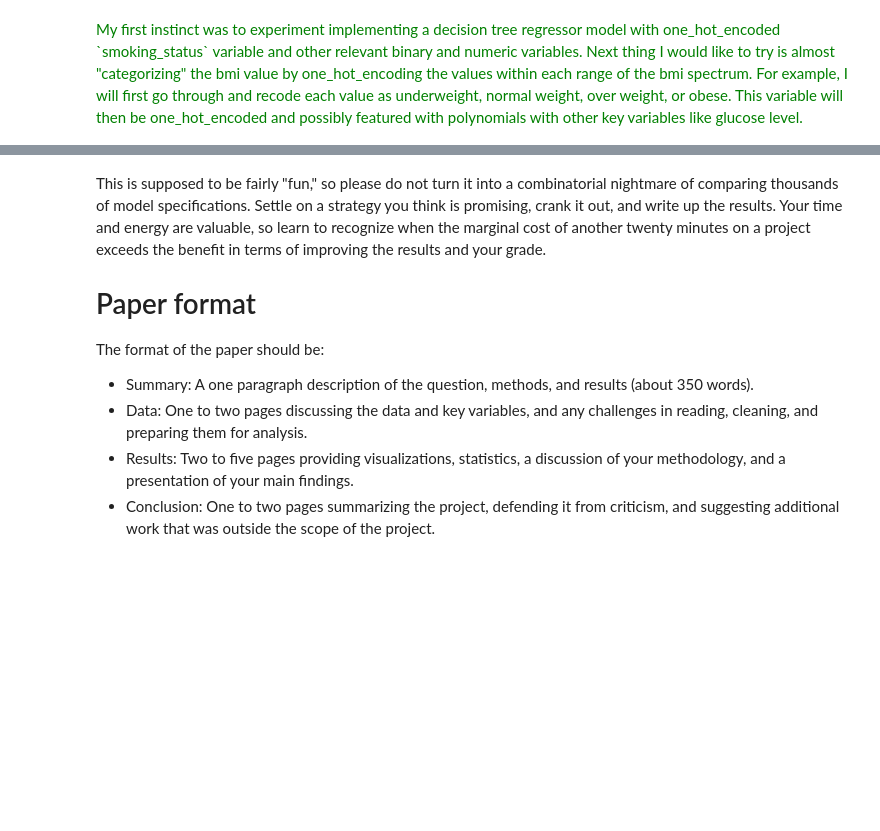
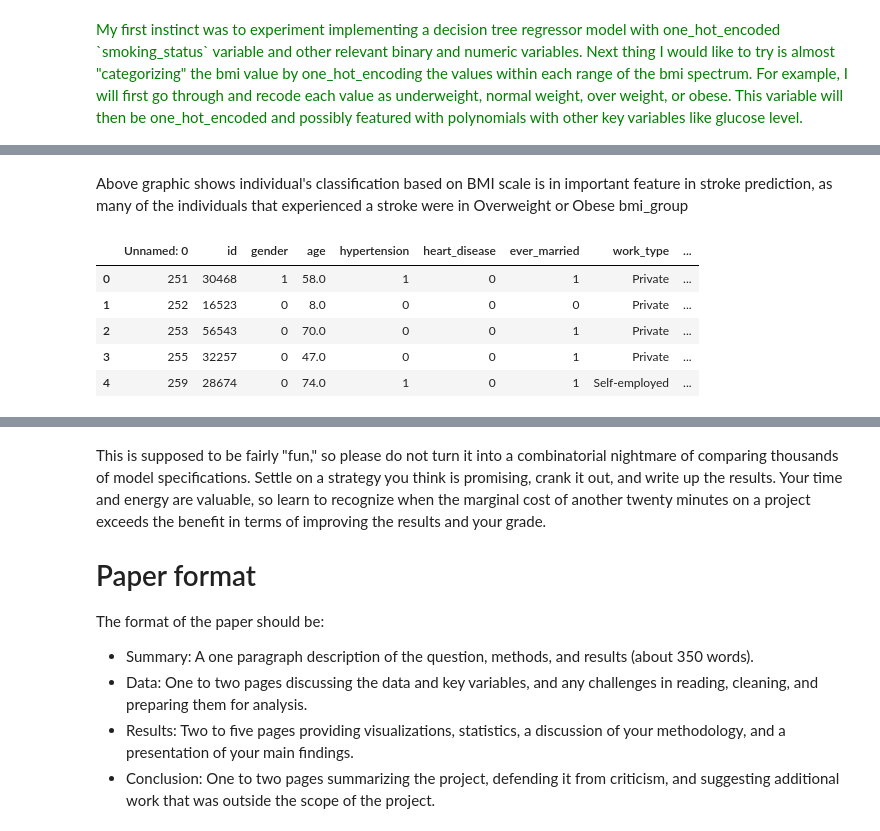
Before and after one commit to DS3001/group9, a Jupyter notebook: project_2/lab2.ipynb, the cells around one changed output, grey strips where cells are left out. Saved outputs shown, nothing was run; the diff lists cells and outputs as text; code cells hidden in the pictures; blank space fills up the shorter version.

```diff
--- a/project_2/lab2.ipynb
+++ b/project_2/lab2.ipynb
@@ -237,0 +246,18 @@ My first instinct was to experiment implementing a decision tree regressor model
+# %%
+# create bmi grouping variable
+underweight_threshold = 18.5
+normal_threshold = 24.9
+overweight_threshold = 29.9
+
+# Create a new column 'BMI Classification' based on BMI values
+df_train_ohe['bmi_group'] = pd.cut(df_train_ohe['bmi'],
+                                   bins=[0, underweight_threshold, normal_threshold, overweight_threshold, float('inf')],
+                                   labels=['Underweight', 'Normal', 'Overweight', 'Obese'],
+                                   right=False)
+
+df_test_ohe['bmi_group'] = pd.cut(df_test_ohe['bmi'],
+                                   bins=[0, underweight_threshold, normal_threshold, overweight_threshold, float('inf')],
+                                   labels=['Underweight', 'Normal', 'Overweight', 'Obese'],
+                                   right=False)
+
+pd.crosstab(df_train_ohe['bmi_group'], df_train_ohe['stroke'])
@@ -237,0 +271,20 @@ My first instinct was to experiment implementing a decision tree regressor model
+# %% [markdown]
+Above graphic shows individual's classification based on BMI scale is in important feature in stroke prediction, as many of the individuals that experienced a stroke were in Overweight or Obese bmi_group
+# %%
+# Need to one-hot-encode new 'bmi_group' variable
+temp = pd.get_dummies(df_train_ohe['bmi_group'])
+temp = pd.concat([df_train_ohe, temp], axis=1)
+df_train_ohe = temp
+
+temp = pd.get_dummies(df_test_ohe['bmi_group'])
+temp = pd.concat([df_test_ohe, temp], axis=1)
+df_test_ohe = temp
+
+df_test_ohe.head()
+# %% [output]
+|  | Unnamed: 0 | id | gender | age | hypertension | heart_disease | ever_married | work_type | ... |
+| 0 | 251 | 30468 | 1 | 58.0 | 1 | 0 | 1 | Private | ... |
+| 1 | 252 | 16523 | 0 | 8.0 | 0 | 0 | 0 | Private | ... |
+| 2 | 253 | 56543 | 0 | 70.0 | 0 | 0 | 1 | Private | ... |
+| 3 | 255 | 32257 | 0 | 47.0 | 0 | 0 | 1 | Private | ... |
+| 4 | 259 | 28674 | 0 | 74.0 | 1 | 0 | 1 | Self-employed | ... |
```
Also changed, not shown: parts of 10 cells of this notebook.
